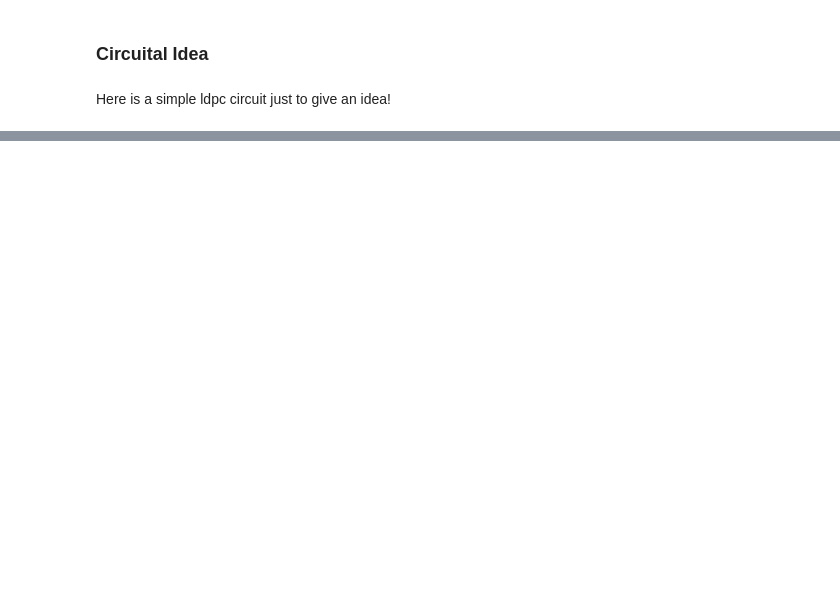
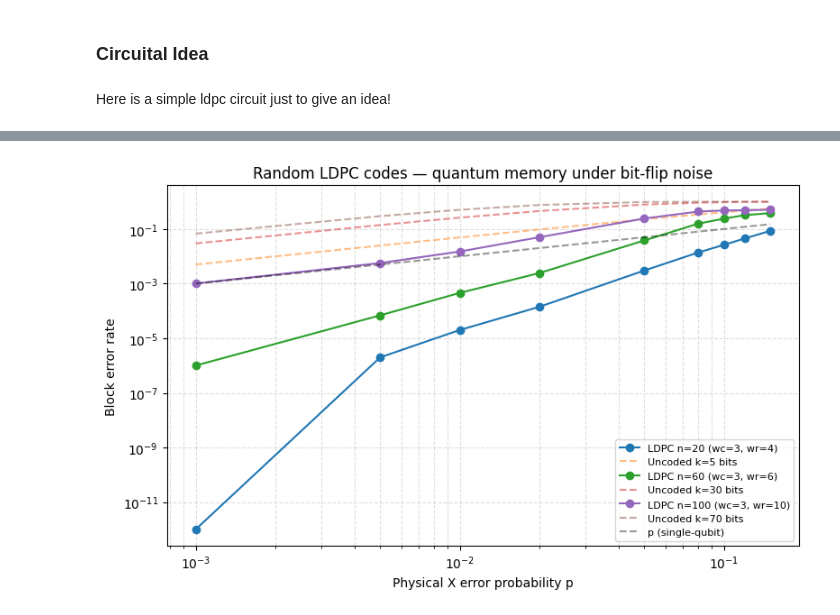
Before and after one commit to DanieleSalvi2810/QPFL_Hackathon_2026_Alice_and_Bob_Quantum_Icing, a Jupyter notebook: team-quantum_icing/1-challenge.ipynb, the cells around one changed output, grey strips where cells are left out. Drawn from its saved outputs; the diff is of its cells as text; code cells hidden in the pictures; blank space fills up the shorter version.

```diff
--- a/team-quantum_icing/1-challenge.ipynb
+++ b/team-quantum_icing/1-challenge.ipynb
@@ -1674,0 +1806,98 @@ fig.set_dpi(120)  # Show it bigger
+# %%
+import math
+from stimbposd import sinter_decoders
+
+# ── Parameters ──
+p_values_ldpc = [0.001, 0.005, 0.01, 0.02, 0.05, 0.08, 0.10, 0.12, 0.15]
+shots_ldpc = 1_000_000
+
+# ── Build LDPC matrices (fixed seeds for reproducibility) ──
+np.random.seed(42)
+H_d20  = gen_dynamic_ldpc_matrix(20, 3, 4)    # n=20,  m=15
+H_d60  = gen_dynamic_ldpc_matrix(60, 3, 6)    # n=60,  m=30
+H_d100 = gen_dynamic_ldpc_matrix(100, 3, 10)  # n=100, m=30
+
+ldpc_configs = [
+    (20,  H_d20,  3, 4),
+    (60,  H_d60,  3, 6),
+    (100, H_d100, 3, 10),
+]
+
+# ── Simulate with sinter + bposd ──
+ldpc_tasks = [
+    sinter.Task(
+        circuit=gen_ldpc_circuit(var_h, noise),
+        json_metadata={'n': n, 'p': noise, 'wc': wc, 'wr': wr},
+    )
+    for n, var_h, wc, wr in ldpc_configs
+    for noise in p_values_ldpc
+]
+
+ldpc_stats = sinter.collect(
+    num_workers=os.cpu_count(),
+    max_shots=shots_ldpc,
+    max_errors=500,
+    tasks=ldpc_tasks,
+    decoders=['bposd'],
+    custom_decoders=sinter_decoders(),
+)
+
+# ── Extract results indexed by (n, p) ──
+ldpc_results = {}
+for st in ldpc_stats:
+    n = st.json_metadata['n']
+    p = st.json_metadata['p']
+    bler = st.errors / st.shots if st.shots > 0 else 0.0
+    ldpc_results[(n, p)] = bler
+    print(f"LDPC n={n}, p={p:.3f} -> block error rate = {bler:.4e}  ({st.errors}/{st.shots})")
+
+# ── Theory bound: for a [n, k, d] code correcting t = floor((d-1)/2) errors ──
+# The distance of random LDPC codes is not known analytically in general,
+# but we use the simulated data directly. For reference we plot the
+# "uncoded" line p_L = 1 - (1-p)^k  ≈ k*p for small p (k logical bits, any one fails).
+def uncoded_block_fail(k, p):
+    """Probability that at least one of k bits has an error."""
+    return 1.0 - (1.0 - p)**k
+
+# Approximate k for each code: k = n - rank(H) ≈ n - m
+k_approx = {20: 5, 60: 30, 100: 70}
+
+# ── Plot 1: Quantum sim — block error rate vs physical p (per code size) ──
+fig1, ax1 = plt.subplots(figsize=(8, 5))
+p_arr = np.array(p_values_ldpc)
+
+for n, _, wc, wr in ldpc_configs:
+    bler_sim = [ldpc_results.get((n, p), 0.0) for p in p_values_ldpc]
+    ax1.loglog(p_arr, [max(b, 1e-12) for b in bler_sim], 'o-',
+               label=f'LDPC n={n} (wc={wc}, wr={wr})')
+    # uncoded reference for k logical bits
+    k = k_approx[n]
+    bler_uncoded = [uncoded_block_fail(k, p) for p in p_values_ldpc]
+    ax1.loglog(p_arr, bler_uncoded, '--', alpha=0.5,
+               label=f'Uncoded k={k} bits')
+
+ax1.loglog(p_arr, p_arr, 'k--', alpha=0.4, label='p (single-qubit)')
+ax1.set_xlabel('Physical X error probability p')
+ax1.set_ylabel('Block error rate')
+ax1.set_title('Random LDPC codes — quantum memory under bit-flip noise')
+ax1.grid(True, which='both', ls='--', alpha=0.4)
+ax1.legend(fontsize=8)
+plt.tight_layout()
+plt.show()
+
+# ── Plot 2: Logical vs physical for each LDPC code (semilogy) ──
+fig2, ax2 = plt.subplots(figsize=(8, 5))
+for n, _, wc, wr in ldpc_configs:
+    bler_sim = [ldpc_results.get((n, p), 0.0) for p in p_values_ldpc]
+    ax2.semilogy(p_arr, [max(b, 1e-12) for b in bler_sim], 'o-',
+                 label=f'LDPC n={n} (wc={wc}, wr={wr})')
+
+ax2.semilogy(p_arr, p_arr, '--', color='orange', label='Physical p (no correction)')
+ax2.set_xlabel('Physical bit-flip probability p')
+ax2.set_ylabel('Block error rate')
+ax2.set_title('Random LDPC codes — logical vs physical error rate')
+ax2.grid(True, which='both', alpha=0.3)
+ax2.legend(fontsize=8)
+plt.tight_layout()
+plt.show()
+# %% [output]
@@ -1674,0 +1921 @@ fig.set_dpi(120)  # Show it bigger
+[figure, added]
```
Also changed, not shown: parts of 27 cells of this notebook, 1 other file.
